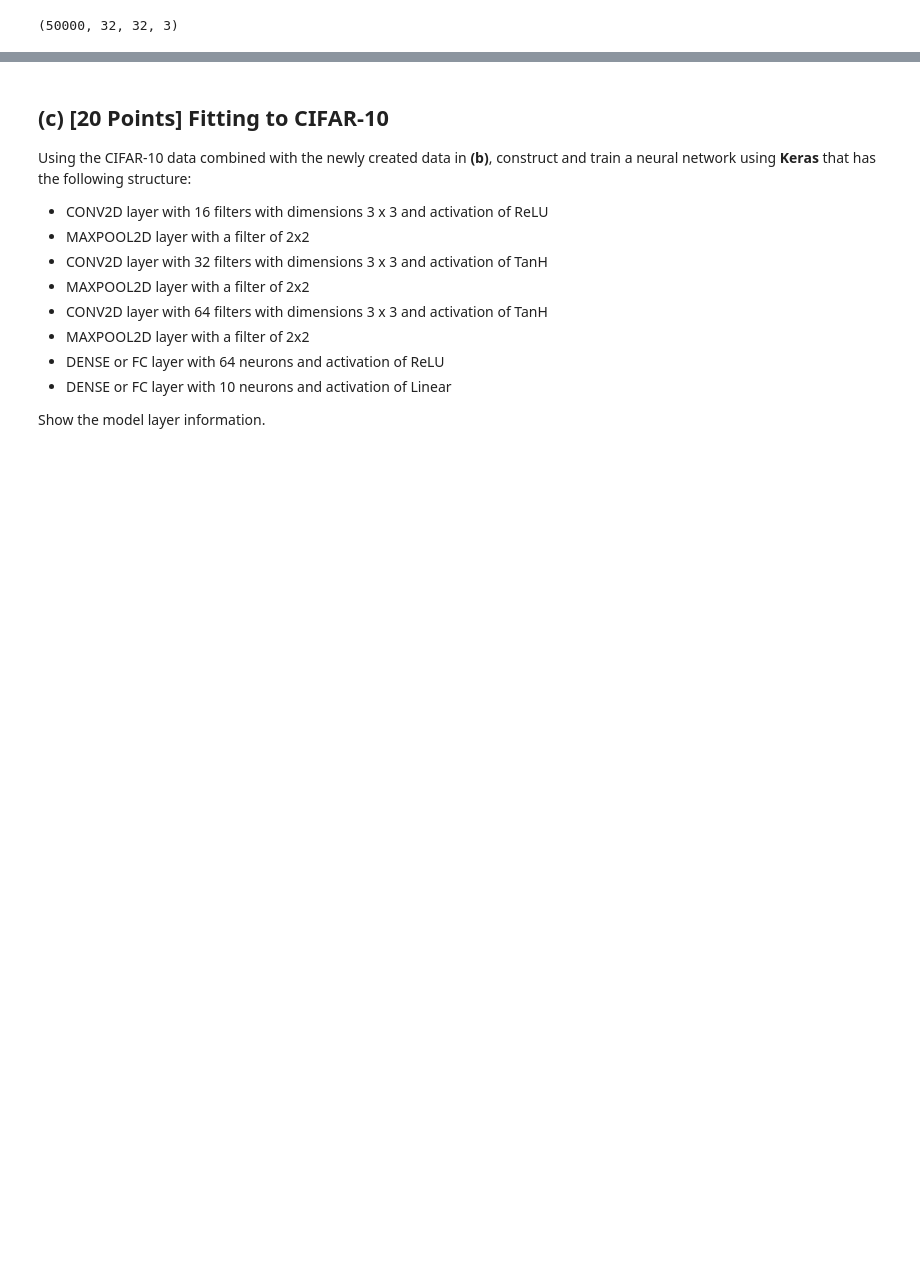
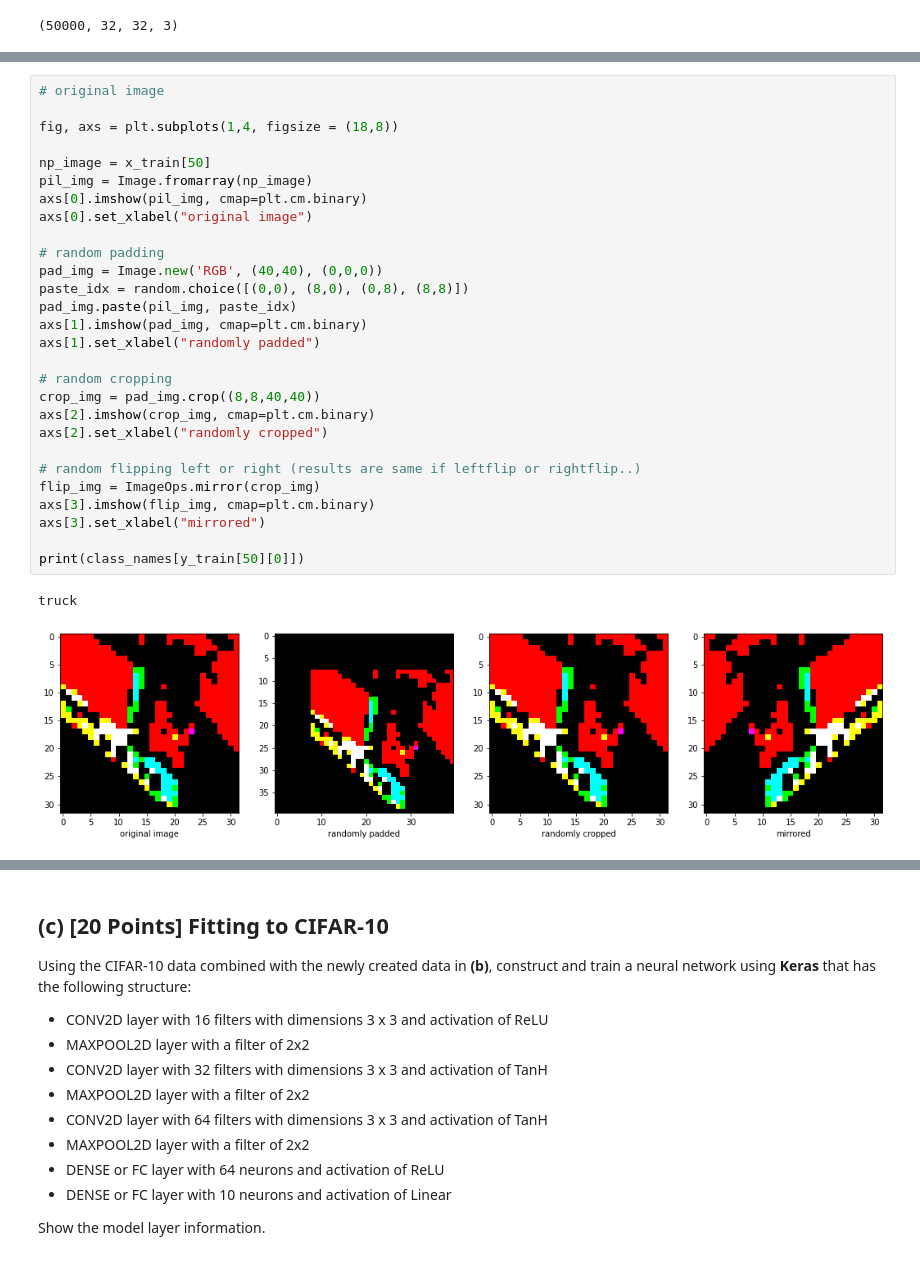
Before and after one commit to icarusoars/STAT430---Deep-Learning, a Jupyter notebook: HW5/hw05-jingtao2.ipynb, the cells around one changed output, grey strips where cells are left out. Drawn from its saved outputs; the diff is of its cells as text; blank space fills up the shorter version.

```diff
--- a/HW5/hw05-jingtao2.ipynb
+++ b/HW5/hw05-jingtao2.ipynb
@@ -415,0 +431,31 @@ for aug_idx in augment_indexes:
+# %%
+# original image
+
+fig, axs = plt.subplots(1,4, figsize = (18,8))
+
+np_image = x_train[50]
+pil_img = Image.fromarray(np_image)
+axs[0].imshow(pil_img, cmap=plt.cm.binary)
+axs[0].set_xlabel("original image")
+
+# random padding
+pad_img = Image.new('RGB', (40,40), (0,0,0))
+paste_idx = random.choice([(0,0), (8,0), (0,8), (8,8)])
+pad_img.paste(pil_img, paste_idx)
+axs[1].imshow(pad_img, cmap=plt.cm.binary)
+axs[1].set_xlabel("randomly padded")
+
+# random cropping
+crop_img = pad_img.crop((8,8,40,40))
+axs[2].imshow(crop_img, cmap=plt.cm.binary)
+axs[2].set_xlabel("randomly cropped")
+
+# random flipping left or right (results are same if leftflip or rightflip..)
+flip_img = ImageOps.mirror(crop_img)
+axs[3].imshow(flip_img, cmap=plt.cm.binary)
+axs[3].set_xlabel("mirrored")
+
+print(class_names[y_train[50][0]])
+# %% [output]
+truck
+[figure, added]
```
Also changed, not shown: parts of 19 cells of this notebook.
